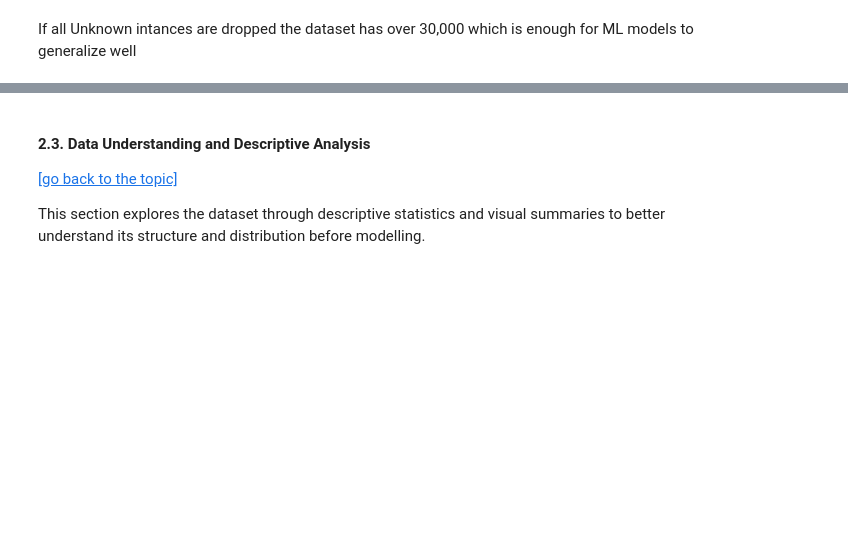
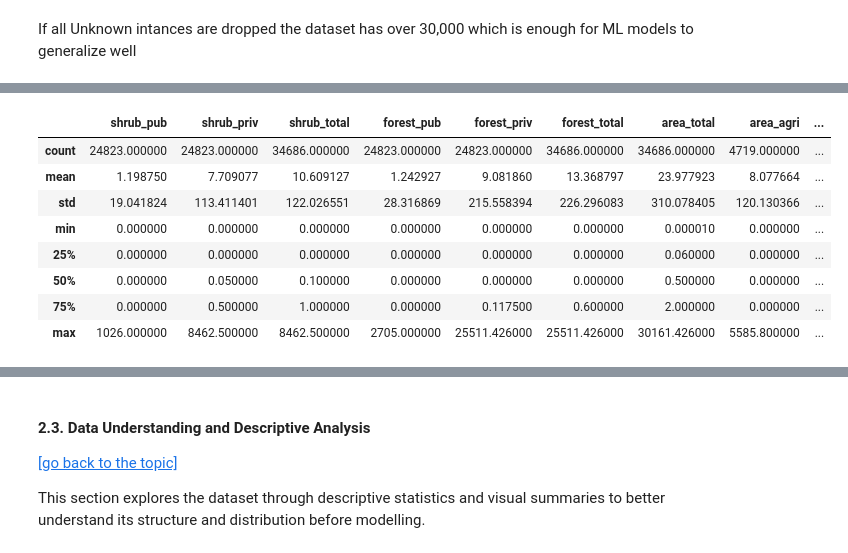
Before and after one commit to Mihalachee/RuralFireDatabase, a Jupyter notebook: project.ipynb, the cells around one changed output, grey strips where cells are left out. Cells and saved outputs as stored; diff of their text form; code cells hidden in the pictures; blank space fills up the shorter version.

```diff
--- a/project.ipynb
+++ b/project.ipynb
@@ -763,0 +789,2 @@ df.to_csv("data/FireDataset_clean.csv", index=False)
+# %%
+df['cause_code'] = df['cause_code'].apply(lambda x: 1 if x==10 else 0)
@@ -763,0 +803,12 @@ df.to_csv("data/FireDataset_clean.csv", index=False)
+# %%
+df[numeric_cols].describe()
+# %% [output]
+|  | shrub_pub | shrub_priv | shrub_total | forest_pub | forest_priv | forest_total | area_total | area_agri | ... |
+| count | 24823.000000 | 24823.000000 | 34686.000000 | 24823.000000 | 24823.000000 | 34686.000000 | 34686.000000 | 4719.000000 | ... |
+| mean | 1.198750 | 7.709077 | 10.609127 | 1.242927 | 9.081860 | 13.368797 | 23.977923 | 8.077664 | ... |
+| std | 19.041824 | 113.411401 | 122.026551 | 28.316869 | 215.558394 | 226.296083 | 310.078405 | 120.130366 | ... |
+| min | 0.000000 | 0.000000 | 0.000000 | 0.000000 | 0.000000 | 0.000000 | 0.000010 | 0.000000 | ... |
+| 25% | 0.000000 | 0.000000 | 0.000000 | 0.000000 | 0.000000 | 0.000000 | 0.060000 | 0.000000 | ... |
+| 50% | 0.000000 | 0.050000 | 0.100000 | 0.000000 | 0.000000 | 0.000000 | 0.500000 | 0.000000 | ... |
+| 75% | 0.000000 | 0.500000 | 1.000000 | 0.000000 | 0.117500 | 0.600000 | 2.000000 | 0.000000 | ... |
+| max | 1026.000000 | 8462.500000 | 8462.500000 | 2705.000000 | 25511.426000 | 25511.426000 | 30161.426000 | 5585.800000 | ... |
```
Also changed, not shown: parts of 11 cells of this notebook.
